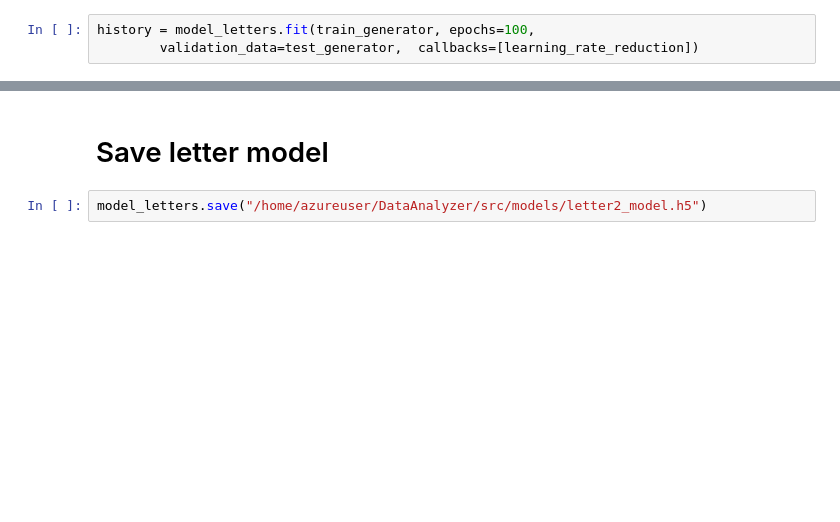
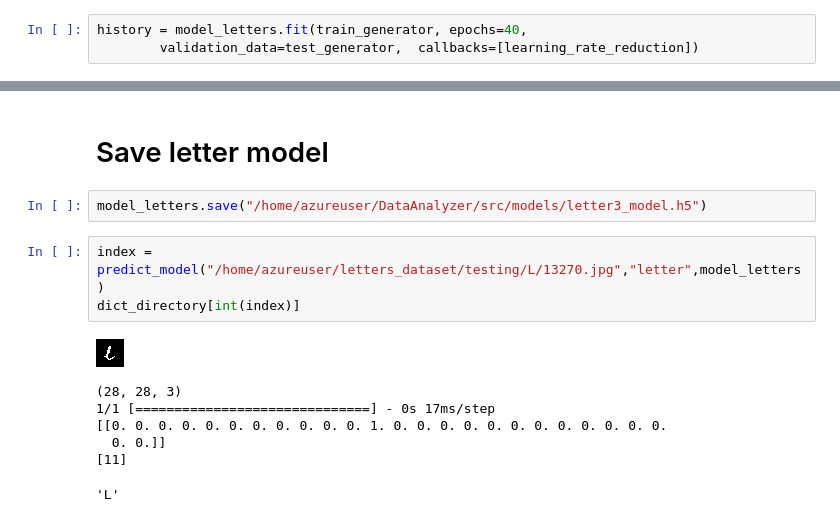
Before and after one commit to noreddinelam/DataAnalyzer, a Jupyter notebook: src/tensorflow/letters.ipynb, the cells around one changed output, grey strips where cells are left out. Drawn from its saved outputs; the diff is of its cells as text; blank space fills up the shorter version.

```diff
--- a/src/tensorflow/letters.ipynb
+++ b/src/tensorflow/letters.ipynb
@@ -195,6 +196,6 @@ learning_rate_reduction = ReduceLROnPlateau(monitor='val_accuracy',
 # %% [markdown]
 ## Fit the model
 # %%
-history = model_letters.fit(train_generator, epochs=100,
+history = model_letters.fit(train_generator, epochs=40,
         validation_data=test_generator,  callbacks=[learning_rate_reduction])
 # %% [output]
@@ -311,4 +312,15 @@ Z 2090
 # %% [markdown]
 # Save letter model
 # %%
-model_letters.save("/home/azureuser/DataAnalyzer/src/models/letter2_model.h5")
+model_letters.save("/home/azureuser/DataAnalyzer/src/models/letter3_model.h5")
+# %%
+index = predict_model("/home/azureuser/letters_dataset/testing/L/13270.jpg","letter",model_letters)
+dict_directory[int(index)]
+# %% [output]
+[figure, added]
+(28, 28, 3)
+1/1 [==============================] - 0s 17ms/step
+[[0. 0. 0. 0. 0. 0. 0. 0. 0. 0. 0. 1. 0. 0. 0. 0. 0. 0. 0. 0. 0. 0. 0. 0.
+  0. 0.]]
+[11]
+'L'
```
Also changed, not shown: parts of 16 cells of this notebook, 1 other file.
